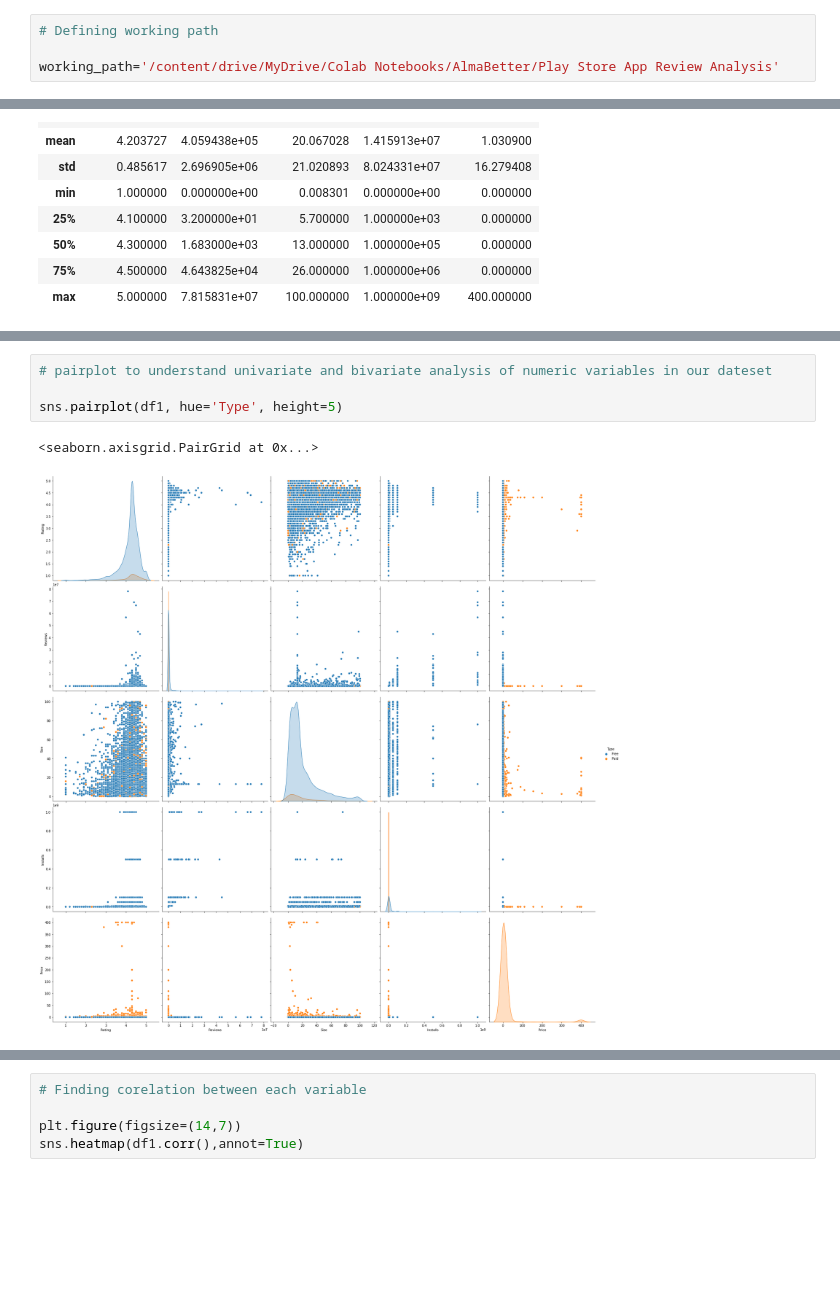
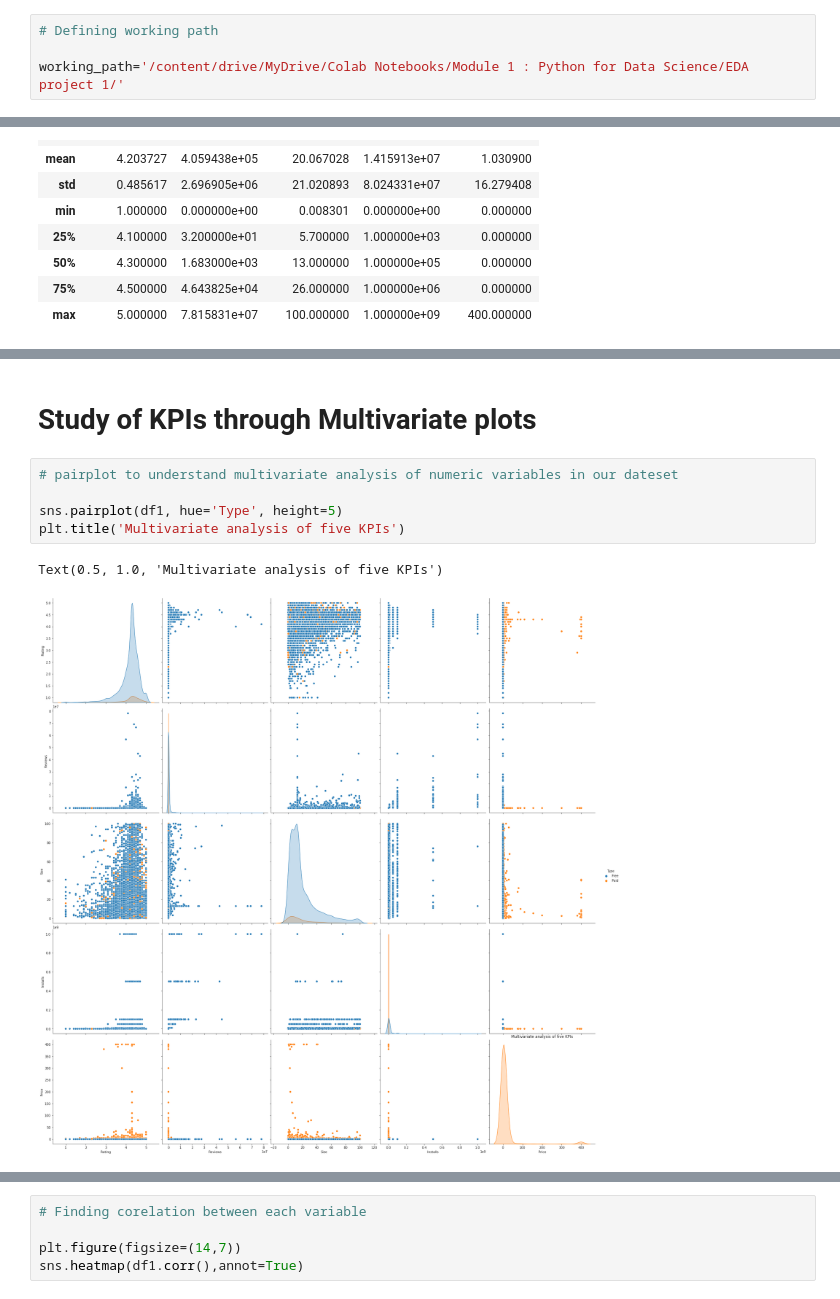
Before and after one commit to singhshivam12/Play-Store-App-Review-Analysis---Capstone-Project, a Jupyter notebook: Play_Store_App_Review_Analysis_Capstone_Project.ipynb, the cells around one changed output, grey strips where cells are left out. Drawn from its saved outputs; the diff is of its cells as text; blank space fills up the shorter version.

```diff
--- a/Play_Store_App_Review_Analysis_Capstone_Project.ipynb
+++ b/Play_Store_App_Review_Analysis_Capstone_Project.ipynb
@@ -41,7 +41,7 @@ Mounted at /content/drive
 # %%
 # Defining working path
 
-working_path='/content/drive/MyDrive/Colab Notebooks/AlmaBetter/Play Store App Review Analysis'
+working_path='/content/drive/MyDrive/Colab Notebooks/Module 1 : Python for Data Science/EDA project 1/'
 # %%
 # Loading csv files required for EDA
 #Here we have assumed that our first dataset i.e **Playstore dataset is df1** while **review dataset is df2**
@@ -335,8 +534,11 @@ We will perform analysis based on
+# %% [markdown]
+# **Study of KPIs through Multivariate plots**
 # %%
-# pairplot to understand univariate and bivariate analysis of numeric variables in our dateset
+# pairplot to understand multivariate analysis of numeric variables in our dateset
 
 sns.pairplot(df1, hue='Type', height=5)
+plt.title('Multivariate analysis of five KPIs')
 # %% [output]
-<seaborn.axisgrid.PairGrid at 0x...>
+Text(0.5, 1.0, 'Multivariate analysis of five KPIs')
-[figure, old version]
+[figure, new version]
 # %% [markdown]
```
Also changed, not shown: parts of 82 cells of this notebook.
